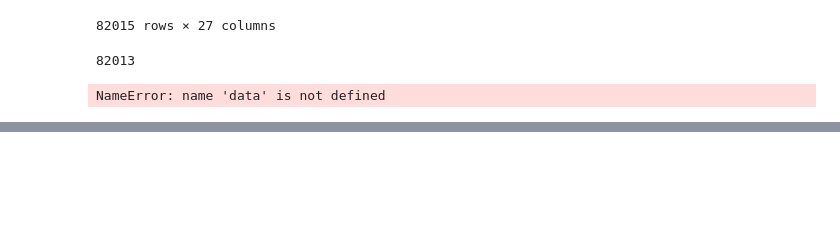
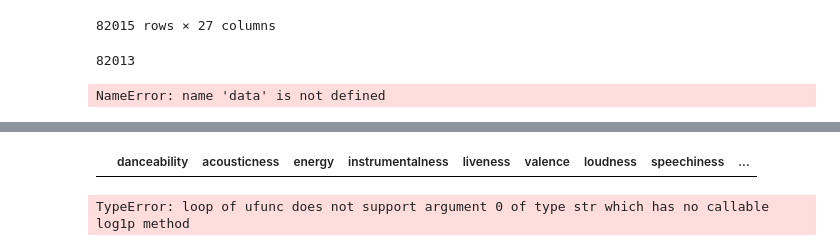
Before and after one commit to jotreee/AlsongDalsong, a Jupyter notebook: data/음악 데이터 유튜브.ipynb, the cells around one changed output, grey strips where cells are left out. Cells and saved outputs as stored; diff of their text form; code cells hidden in the pictures; blank space fills up the shorter version.

```diff
--- a/data/음악 데이터 유튜브.ipynb
+++ b/data/음악 데이터 유튜브.ipynb
@@ -121,0 +120,5 @@ data.to_csv('musicsd.csv',encoding='utf-8', index=False)
+# %%
+import pandas as pd
+data = pd.read_csv('musics.csv')
+
+data.info()
@@ -121,0 +168,19 @@ data.to_csv('musicsd.csv',encoding='utf-8', index=False)
+# %%
+import numpy as np
+pred_X = data[['danceability', 'acousticness', 'energy', 'instrumentalness',
+       'liveness', 'valence', 'loudness', 'speechiness', 'tempo', 'key',
+       'time_signature']]
+
+pred_X[pred_X['tempo'] == 'Null']
+# %% [output]
+|  | danceability | acousticness | energy | instrumentalness | liveness | valence | loudness | speechiness | ... |
+# %%
+
+pred_X_1 = pred_X[['acousticness','energy','instrumentalness','liveness','valence','speechiness',
+       'time_signature']]
+pred_X_2 = pred_X[['danceability','loudness','tempo','key']]
+
+pred_X_1_log = np.log1p(pred_X_1)
+pred_X_log = pd.concat([pred_X_1_log, pred_X_2], axis = 1)
+# %% [output]
+TypeError: loop of ufunc does not support argument 0 of type str which has no callable log1p method
```
Also changed, not shown: parts of 8 cells of this notebook, 9 other files.
